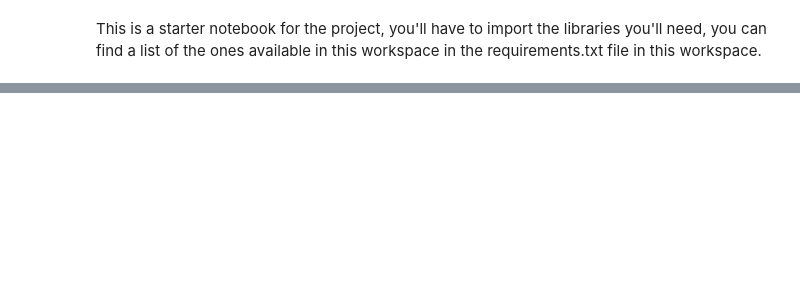
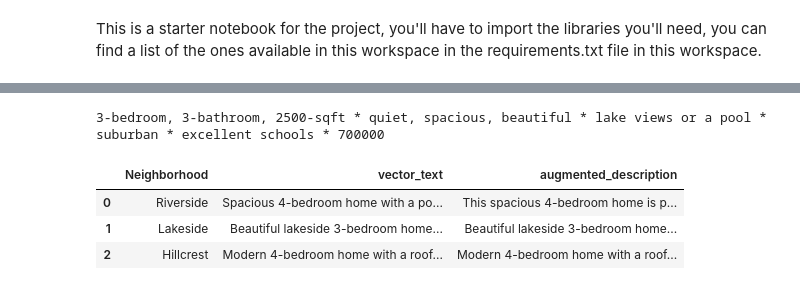
Before and after one commit to hsakkout/genai-realtor, a Jupyter notebook: HomeMatch.ipynb, the cells around one changed output, grey strips where cells are left out. Cells and saved outputs as stored; diff of their text form; code cells hidden in the pictures; blank space fills up the shorter version.

```diff
--- a/HomeMatch.ipynb
+++ b/HomeMatch.ipynb
@@ -68,0 +579,39 @@ with open("home_listings.csv", "w") as file:
+# %%
+prompt_template = """
+    You are a real estate agent.
+    You are given the buyer's preferences.
+    Then, you are given a listing description.
+
+    You are to augment the listing description to resonate with the buyer's preferences.
+    In your augmentation, you should subtly emphasize aspects of the property that align with what the buyer is looking for.
+
+    However, you must not alter or generate any factual content that is not given to you in the LISTING DESCRIPTION.
+    Specifically, you must not mention the price, number of bedrooms, number of bathrooms, or square footage unless it is in the LISTING DESCRIPTION.
+
+    BUYER PREFERENCES (NOT FACTUAL INFORMATION):
+    {preferences}
+
+
+
+    LISTING DESCRIPTION (FACTUAL INFORMATION):
+    {listing_description}
+    """
+
+def augment_listing_descriptions(results_df, preferences, llm):
+
+    prompt = ChatPromptTemplate.from_template(prompt_template)
+    results_df['augmented_description'] = None
+    results_df['user_prefs_version'] = pref_csv_version_handler.get_version_number(next_version=False)
+
+    for index, row in results_df.iterrows():
+        listing_description = row['vector_text']
+        augmented_description = llm.invoke(prompt.format(preferences=preferences, listing_description=listing_description), temperature=0.0)
+        results_df.at[index, 'augmented_description'] = augmented_description.content
+
+    return results_df
+# %% [output]
+3-bedroom, 3-bathroom, 2500-sqft * quiet, spacious, beautiful * lake views or a pool * suburban * excellent schools * 700000
+|  | Neighborhood | vector_text | augmented_description |
+| 0 | Riverside | Spacious 4-bedroom home with a po... | This spacious 4-bedroom home is p... |
+| 1 | Lakeside | Beautiful lakeside 3-bedroom home... | Beautiful lakeside 3-bedroom home... |
+| 2 | Hillcrest | Modern 4-bedroom home with a roof... | Modern 4-bedroom home with a roof... |
```
Also changed, not shown: parts of 31 cells of this notebook, 19 other files.
